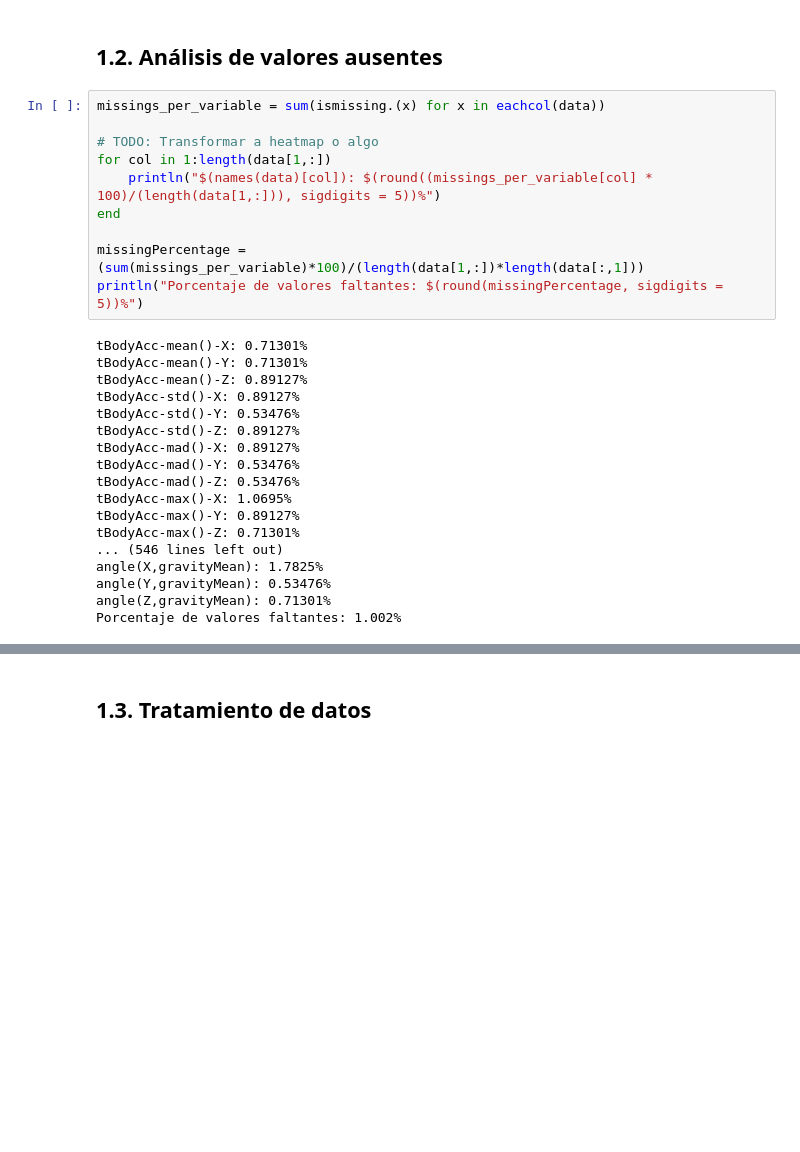
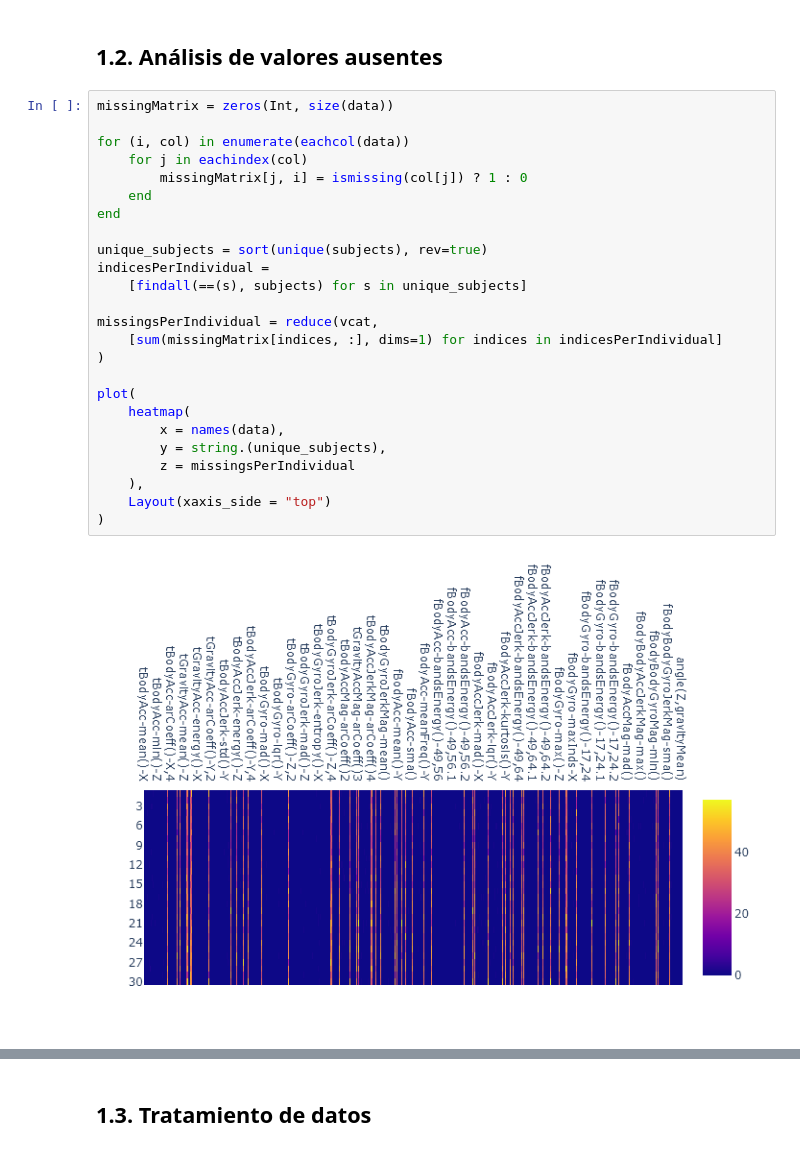
Before and after one commit to rodrigogarciar1/MAAAI, a Jupyter notebook: PracticaFinal/P2_Notebook.ipynb, the cells around one changed output, grey strips where cells are left out. Saved outputs shown, nothing was run; the diff lists cells and outputs as text; blank space fills up the shorter version.

```diff
--- a/PracticaFinal/P2_Notebook.ipynb
+++ b/PracticaFinal/P2_Notebook.ipynb
@@ -31,30 +41,29 @@ Número de clases de salida: 6
 # %% [markdown]
 ## 1.2. Análisis de valores ausentes
 # %%
-missings_per_variable = sum(ismissing.(x) for x in eachcol(data))
+missingMatrix = zeros(Int, size(data))
 
-# TODO: Transformar a heatmap o algo
-for col in 1:length(data[1,:])
-    println("$(names(data)[col]): $(round((missings_per_variable[col] * 100)/(length(data[1,:])), sigdigits = 5))%")
+for (i, col) in enumerate(eachcol(data))
+    for j in eachindex(col)
+        missingMatrix[j, i] = ismissing(col[j]) ? 1 : 0
+    end
 end
 
-missingPercentage = (sum(missings_per_variable)*100)/(length(data[1,:])*length(data[:,1]))
-println("Porcentaje de valores faltantes: $(round(missingPercentage, sigdigits = 5))%")
+unique_subjects = sort(unique(subjects), rev=true)
+indicesPerIndividual =
+    [findall(==(s), subjects) for s in unique_subjects]
+
+missingsPerIndividual = reduce(vcat,
+    [sum(missingMatrix[indices, :], dims=1) for indices in indicesPerIndividual]
+)
+
+plot(
+    heatmap(
+        x = names(data),
+        y = string.(unique_subjects),
+        z = missingsPerIndividual
+    ),
+    Layout(xaxis_side = "top")
+)
 # %% [output]
-tBodyAcc-mean()-X: 0.71301%
-tBodyAcc-mean()-Y: 0.71301%
-tBodyAcc-mean()-Z: 0.89127%
-tBodyAcc-std()-X: 0.89127%
-tBodyAcc-std()-Y: 0.53476%
-tBodyAcc-std()-Z: 0.89127%
-tBodyAcc-mad()-X: 0.89127%
-tBodyAcc-mad()-Y: 0.53476%
-tBodyAcc-mad()-Z: 0.53476%
-tBodyAcc-max()-X: 1.0695%
-tBodyAcc-max()-Y: 0.89127%
-tBodyAcc-max()-Z: 0.71301%
-... (546 lines left out)
-angle(X,gravityMean): 1.7825%
-angle(Y,gravityMean): 0.53476%
-angle(Z,gravityMean): 0.71301%
-Porcentaje de valores faltantes: 1.002%
+[figure, added]
```
Also changed, not shown: parts of 8 cells of this notebook, 1 other file.
